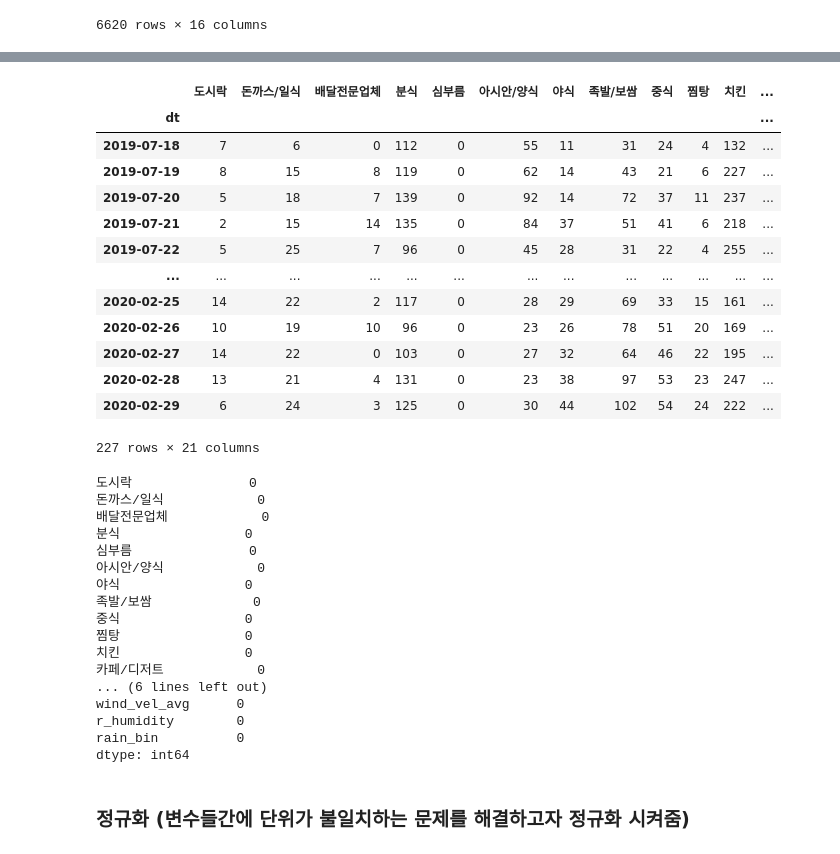
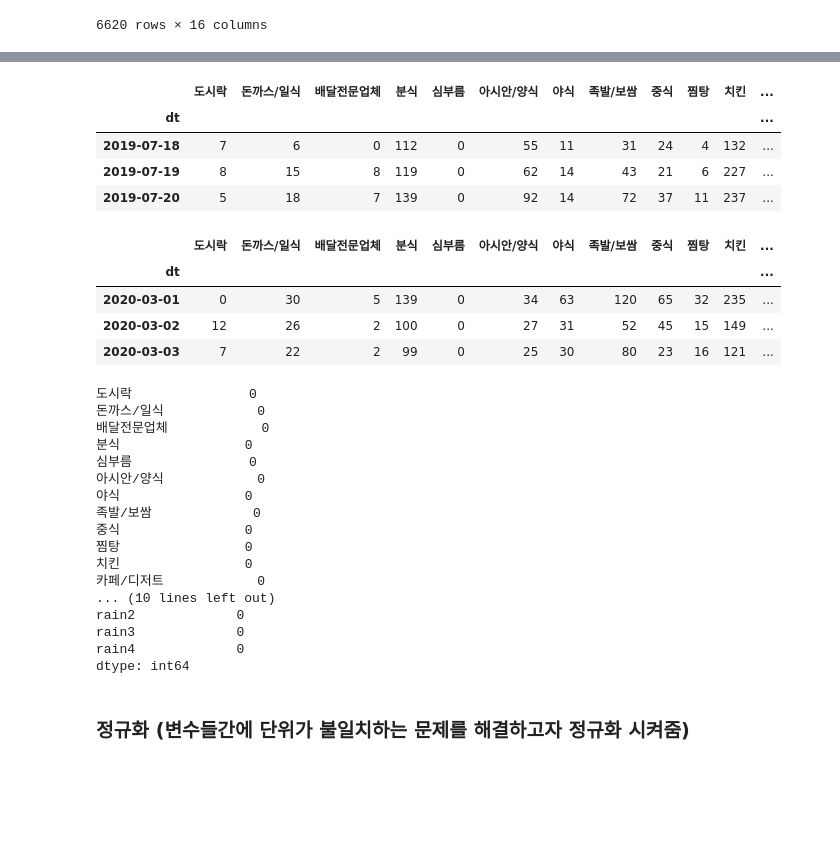
Before and after one commit to Hsquare-get/Python-Analysis, a Jupyter notebook: Analysis Project/delivery_weather.ipynb, the cells around one changed output, grey strips where cells are left out. Drawn from its saved outputs; the diff is of its cells as text; code cells hidden in the pictures; blank space fills up the shorter version.

Commit message:
delivery_weather

```diff
--- a/Analysis Project/delivery_weather.ipynb
+++ b/Analysis Project/delivery_weather.ipynb
@@ -160,0 +194,10 @@ display(sido_weatherdf[0])
+# %%
+onehot_weather_bc = pd.get_dummies(weather_seoul_bc['rain_bin'])
+onehot_weather_bc = pd.concat([weather_seoul_bc, onehot_weather_bc], axis=1)
+onehot_weather_bc.drop('rain_bin', axis=1, inplace=True)
+display(onehot_weather_bc.head(3))
+
+onehot_weather_ac = pd.get_dummies(weather_seoul_ac['rain_bin'])
+onehot_weather_ac = pd.concat([weather_seoul_ac, onehot_weather_ac], axis=1)
+onehot_weather_ac.drop('rain_bin', axis=1, inplace=True)
+display(onehot_weather_ac.head(3))
@@ -290,0 +318,6 @@ display(sido_deliverydf[8]) # 서울
+# %%
+delivery_seoul = delivery_pdf.xs('서울특별시', level='sido')
+delivery_seoul_bc = delivery_seoul.loc['2019-07-18':'2020-02-29']
+delivery_seoul_ac = delivery_seoul.loc['2020-03-01':'2020-08-31']
+
+display(delivery_seoul_bc)
@@ -291,48 +381,42 @@ display(sido_deliverydf[8]) # 서울
 # %%
 import pandas as pd
 
 pd.set_option('display.max_columns', 100) #생략없이 출력 가능
 
-delivery_weather_df = []
-for i in range(17):
-    merge_left = pd.merge(sido_deliverydf[i], sido_weatherdf[i], how='left', left_index=True, right_index=True)
-    delivery_weather_df.append(merge_left)
+delivery_weather_bc = pd.merge(delivery_seoul_bc, onehot_weather_bc, how='left', left_index=True, right_index=True)
+delivery_weather_ac = pd.merge(delivery_seoul_ac, onehot_weather_ac, how='left', left_index=True, right_index=True)
 
-display(delivery_weather_df[8]) # 서울
-
-print(delivery_weather_df[0].isnull().sum()) # 결측치 없음 확인
+display(delivery_weather_bc.head(3)) # 서울
+display(delivery_weather_ac.head(3)) # 서울
+print(delivery_weather_bc.isnull().sum()) # 결측치 없음 확인
 # %% [output]
 |  | 도시락 | 돈까스/일식 | 배달전문업체 | 분식 | 심부름 | 아시안/양식 | 야식 | 족발/보쌈 | 중식 | 찜탕 | 치킨 | ... |
 | dt |  |  |  |  |  |  |  |  |  |  |  | ... |
 | 2019-07-18 | 7 | 6 | 0 | 112 | 0 | 55 | 11 | 31 | 24 | 4 | 132 | ... |
 | 2019-07-19 | 8 | 15 | 8 | 119 | 0 | 62 | 14 | 43 | 21 | 6 | 227 | ... |
 | 2019-07-20 | 5 | 18 | 7 | 139 | 0 | 92 | 14 | 72 | 37 | 11 | 237 | ... |
-| 2019-07-21 | 2 | 15 | 14 | 135 | 0 | 84 | 37 | 51 | 41 | 6 | 218 | ... |
-| 2019-07-22 | 5 | 25 | 7 | 96 | 0 | 45 | 28 | 31 | 22 | 4 | 255 | ... |
-| ... | ... | ... | ... | ... | ... | ... | ... | ... | ... | ... | ... | ... |
-| 2020-02-25 | 14 | 22 | 2 | 117 | 0 | 28 | 29 | 69 | 33 | 15 | 161 | ... |
-| 2020-02-26 | 10 | 19 | 10 | 96 | 0 | 23 | 26 | 78 | 51 | 20 | 169 | ... |
-| 2020-02-27 | 14 | 22 | 0 | 103 | 0 | 27 | 32 | 64 | 46 | 22 | 195 | ... |
-| 2020-02-28 | 13 | 21 | 4 | 131 | 0 | 23 | 38 | 97 | 53 | 23 | 247 | ... |
-| 2020-02-29 | 6 | 24 | 3 | 125 | 0 | 30 | 44 | 102 | 54 | 24 | 222 | ... |
+|  | 도시락 | 돈까스/일식 | 배달전문업체 | 분식 | 심부름 | 아시안/양식 | 야식 | 족발/보쌈 | 중식 | 찜탕 | 치킨 | ... |
+| dt |  |  |  |  |  |  |  |  |  |  |  | ... |
+| 2020-03-01 | 0 | 30 | 5 | 139 | 0 | 34 | 63 | 120 | 65 | 32 | 235 | ... |
+| 2020-03-02 | 12 | 26 | 2 | 100 | 0 | 27 | 31 | 52 | 45 | 15 | 149 | ... |
+| 2020-03-03 | 7 | 22 | 2 | 99 | 0 | 25 | 30 | 80 | 23 | 16 | 121 | ... |
-227 rows × 21 columns
+도시락               0
+돈까스/일식            0
+배달전문업체            0
+분식                0
+심부름               0
+아시안/양식            0
+야식                0
+족발/보쌈             0
+중식                0
+찜탕                0
+치킨                0
+카페/디저트            0
+... (10 lines left out)
+rain2             0
+rain3             0
+rain4             0
+dtype: int64
-도시락               0
-돈까스/일식            0
-배달전문업체            0
-분식                0
-심부름               0
-아시안/양식            0
-야식                0
-족발/보쌈             0
-중식                0
-찜탕                0
-치킨                0
-카페/디저트            0
-... (6 lines left out)
-wind_vel_avg      0
-r_humidity        0
-rain_bin          0
-dtype: int64
 # %% [markdown]
 ### 정규화 (변수들간에 단위가 불일치하는 문제를 해결하고자 정규화 시켜줌)
 # %%
```
Also changed, not shown: parts of 12 cells of this notebook.
